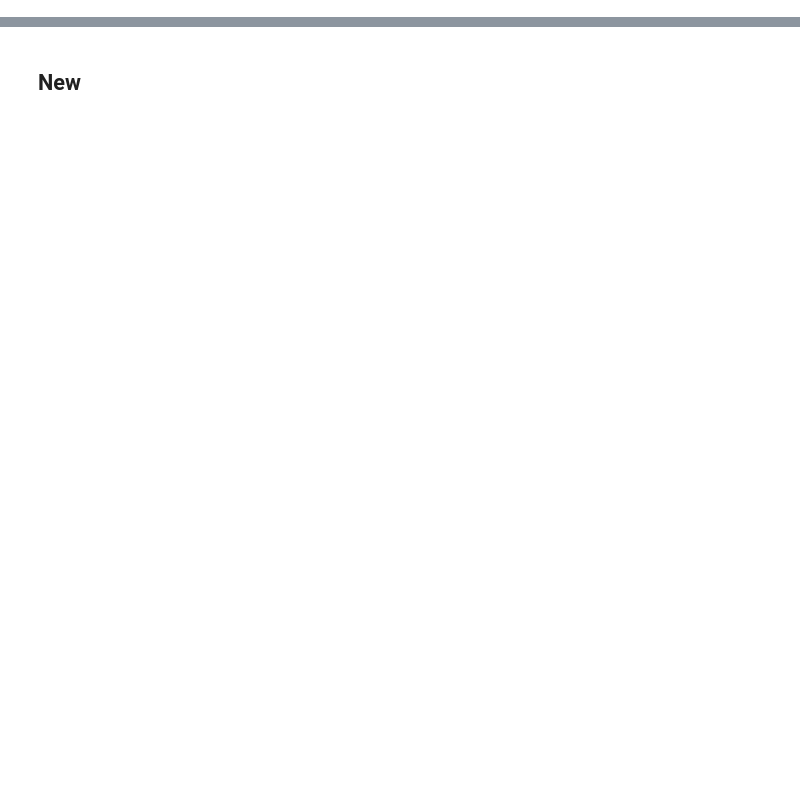
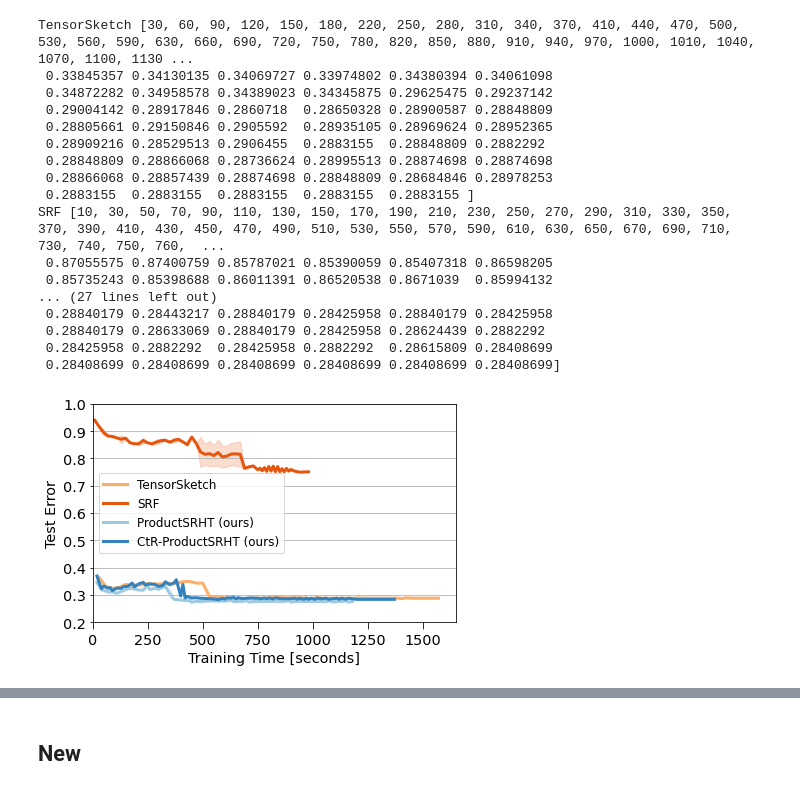
Before and after one commit to joneswack/dp-rfs, a Jupyter notebook: notebooks/read-tf-logs.ipynb, the cells around one changed output, grey strips where cells are left out. Saved outputs shown, nothing was run; the diff lists cells and outputs as text; code cells hidden in the pictures; blank space fills up the shorter version.

Commit message:
[Update] Fine-grained benchmark

```diff
--- a/notebooks/read-tf-logs.ipynb
+++ b/notebooks/read-tf-logs.ipynb
@@ -85,3 +103,4 @@ colors = plt.get_cmap('tab20c')(np.linspace(0, 0.8, 16))[::2]
 colors = np.flip(colors, axis=0)
 # %%
 folder = '../tensorboard_logs/'
+folder_fg = '../logs/kernel_pooling/kernel_pooling_model/'
@@ -87,0 +117,34 @@ folder = '../tensorboard_logs/'
+# %%
+# Fine-grained, no tune, LR scheduler
+
+dirs_p3_tune = [
+    ('TensorSketch', colors[4], folder_fg+'proj_countsketch_scatter_deg_3_compreal_False_craft_False_ard_False'),
+    ('SRF', colors[5], folder_fg+'proj_srf_deg_3_compreal_False_craft_False_ard_False'),
+#     ('CRAFT ProductSRHT', colors[6], folder+'sgp_MNIST_proj_srht_deg_7_compreal_False_craft_True_ard_False_norm_nocache_t4_lr_0.001_epochs_150'),
+    ('ProductSRHT (ours)', colors[6], folder_fg+'proj_srht_deg_3_compreal_False_craft_False_ard_False'),
+    ('CtR-ProductSRHT (ours)', colors[7], folder_fg+'proj_srht_deg_3_compreal_True_craft_False_ard_False'),
+#     ('CRAFT TensorSketch', colors[4], folder_fg+'proj_countsketch_scatter_deg_3_compreal_False_craft_True_ard_False'),
+#     ('CRAFT ProductSRHT', colors[6], folder_fg+'proj_srht_deg_3_compreal_False_craft_True_ard_False'),
+#     ('CRAFT CtR-ProductSRHT', colors[7], folder_fg+'proj_srht_deg_3_compreal_True_craft_True_ard_False')
+]
+
+plot_dirs(dirs_p3_tune, savepath='../figures/fine_grained.pdf', tf_log=False, legend_loc='center left')
+# %% [output]
+TensorSketch [30, 60, 90, 120, 150, 180, 220, 250, 280, 310, 340, 370, 410, 440, 470, 500, 530, 560, 590, 630, 660, 690, 720, 750, 780, 820, 850, 880, 910, 940, 970, 1000, 1010, 1040, 1070, 1100, 1130 ...
+ 0.33845357 0.34130135 0.34069727 0.33974802 0.34380394 0.34061098
+ 0.34872282 0.34958578 0.34389023 0.34345875 0.29625475 0.29237142
+ 0.29004142 0.28917846 0.2860718  0.28650328 0.28900587 0.28848809
+ 0.28805661 0.29150846 0.2905592  0.28935105 0.28969624 0.28952365
+ 0.28909216 0.28529513 0.2906455  0.2883155  0.28848809 0.2882292
+ 0.28848809 0.28866068 0.28736624 0.28995513 0.28874698 0.28874698
+ 0.28866068 0.28857439 0.28874698 0.28848809 0.28684846 0.28978253
+ 0.2883155  0.2883155  0.2883155  0.2883155  0.2883155 ]
+SRF [10, 30, 50, 70, 90, 110, 130, 150, 170, 190, 210, 230, 250, 270, 290, 310, 330, 350, 370, 390, 410, 430, 450, 470, 490, 510, 530, 550, 570, 590, 610, 630, 650, 670, 690, 710, 730, 740, 750, 760,  ...
+ 0.87055575 0.87400759 0.85787021 0.85390059 0.85407318 0.86598205
+ 0.85735243 0.85398688 0.86011391 0.86520538 0.8671039  0.85994132
+... (27 lines left out)
+ 0.28840179 0.28443217 0.28840179 0.28425958 0.28840179 0.28425958
+ 0.28840179 0.28633069 0.28840179 0.28425958 0.28624439 0.2882292
+ 0.28425958 0.2882292  0.28425958 0.2882292  0.28615809 0.28408699
+ 0.28408699 0.28408699 0.28408699 0.28408699 0.28408699 0.28408699]
+[figure, added]
```
Also changed, not shown: parts of 10 cells of this notebook, 4 other files.
